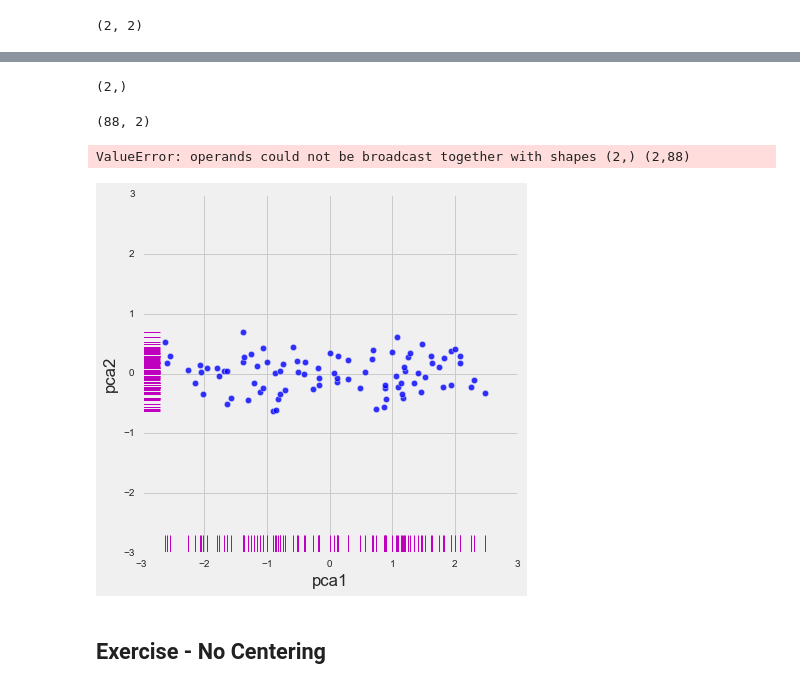
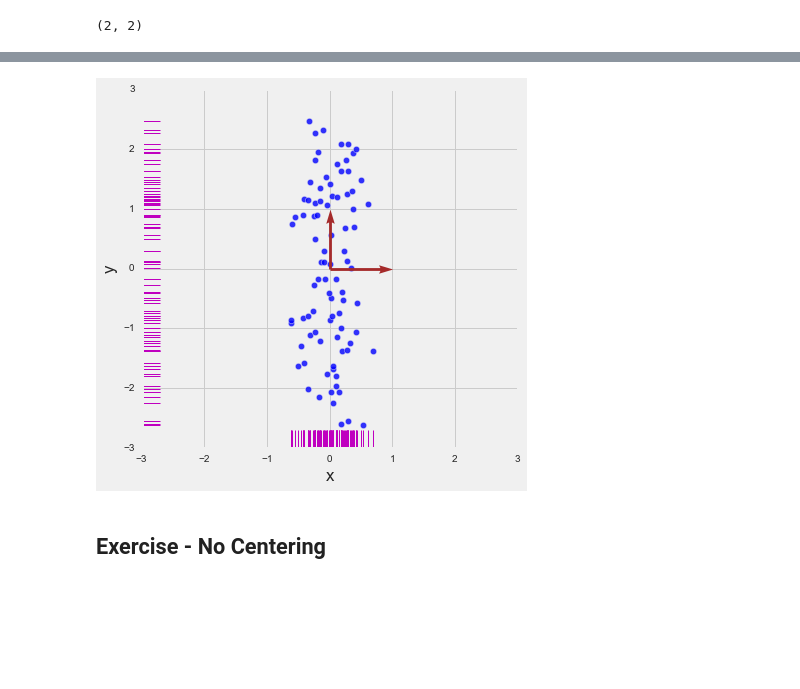
Before and after one commit to amitkaps/hackermath, a Jupyter notebook: Moduel_3b_principal_compenent_analysis.ipynb, the cells around one changed output, grey strips where cells are left out. Saved outputs shown, nothing was run; the diff lists cells and outputs as text; code cells hidden in the pictures; blank space fills up the shorter version.

```diff
--- a/Moduel_3b_principal_compenent_analysis.ipynb
+++ b/Moduel_3b_principal_compenent_analysis.ipynb
@@ -242,19 +194,7 @@ array([[  2.26156361e+00,  -7.20898219e+02],
-# %%
-input_2var_mean.shape
-# %% [output]
-(2,)
-# %%
-np.multiply(input_2var_sd, output_2var_projection.T).shape
-# %% [output]
-(88, 2)
-# %%
-output_2var = input_2var_mean + np.multiply(input_2var_sd.T, output_2var_projection)
-# %% [output]
-ValueError: operands could not be broadcast together with shapes (2,) (2,88)
-# %%
-plot2var_center(output_2var, 'pca1' ,'pca2')
-# %% [output]
-[figure, removed]
+# %%
+plot2var_eigen(output_2var_projection.T, 'x' ,'y')
+# %% [output]
+[figure, added]
 # %% [markdown]
 ## Exercise  - No Centering
 # %% [markdown]
```
Also changed, not shown: parts of 9 cells of this notebook, 1 other file.
